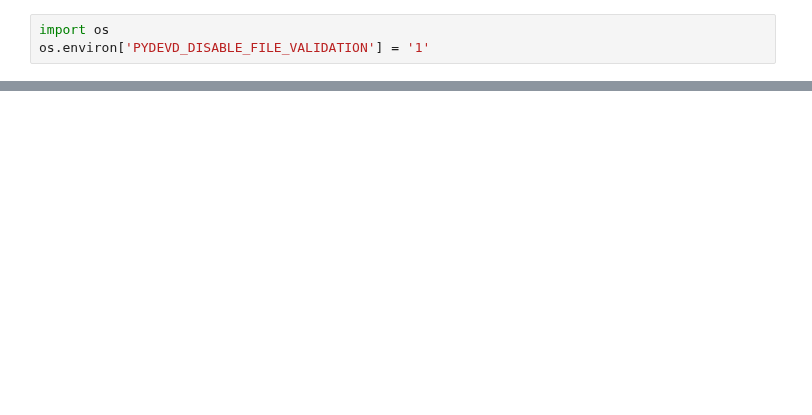
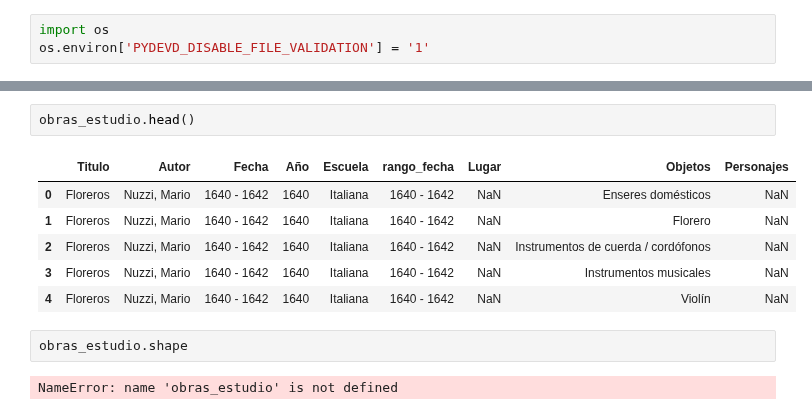
Before and after one commit to karmelealonso/project_final, a Jupyter notebook: notebooks/limpieza_obras.ipynb, the cells around one changed output, grey strips where cells are left out. Saved outputs shown, nothing was run; the diff lists cells and outputs as text; blank space fills up the shorter version.

```diff
--- a/notebooks/limpieza_obras.ipynb
+++ b/notebooks/limpieza_obras.ipynb
@@ -582,0 +559,13 @@ obras_completo.to_csv("/Users/karmelealonsoaia/Desktop/ironhack_labs/PROYECTOS/p
+# %%
+obras_estudio.head()
+# %% [output]
+|  | Titulo | Autor | Fecha | Año | Escuela | rango_fecha | Lugar | Objetos | Personajes |
+| 0 | Floreros | Nuzzi, Mario | 1640 - 1642 | 1640 | Italiana | 1640 - 1642 | NaN | Enseres domésticos | NaN |
+| 1 | Floreros | Nuzzi, Mario | 1640 - 1642 | 1640 | Italiana | 1640 - 1642 | NaN | Florero | NaN |
+| 2 | Floreros | Nuzzi, Mario | 1640 - 1642 | 1640 | Italiana | 1640 - 1642 | NaN | Instrumentos de cuerda / cordófonos | NaN |
+| 3 | Floreros | Nuzzi, Mario | 1640 - 1642 | 1640 | Italiana | 1640 - 1642 | NaN | Instrumentos musicales | NaN |
+| 4 | Floreros | Nuzzi, Mario | 1640 - 1642 | 1640 | Italiana | 1640 - 1642 | NaN | Violín | NaN |
+# %%
+obras_estudio.shape
+# %% [output]
+NameError: name 'obras_estudio' is not defined
```
Also changed, not shown: parts of 21 cells of this notebook, 28 other files.
